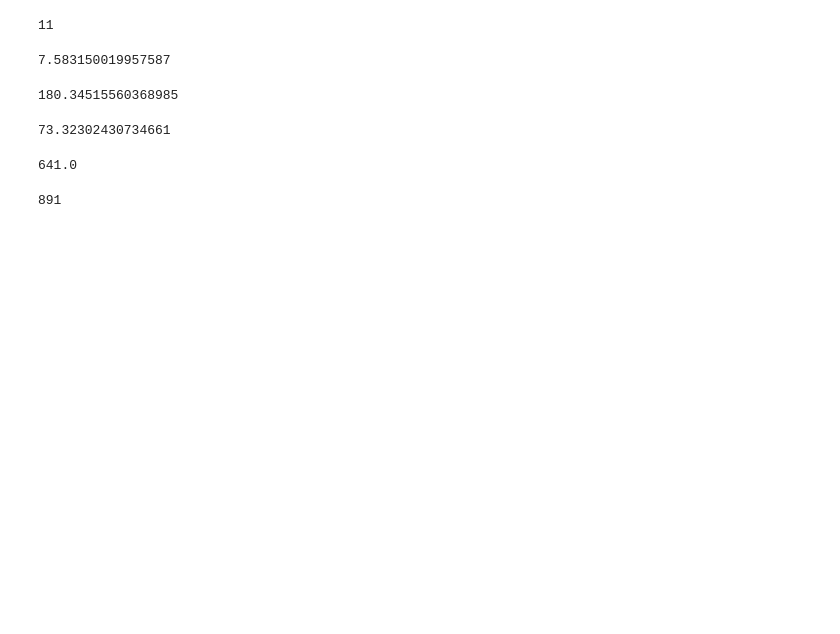
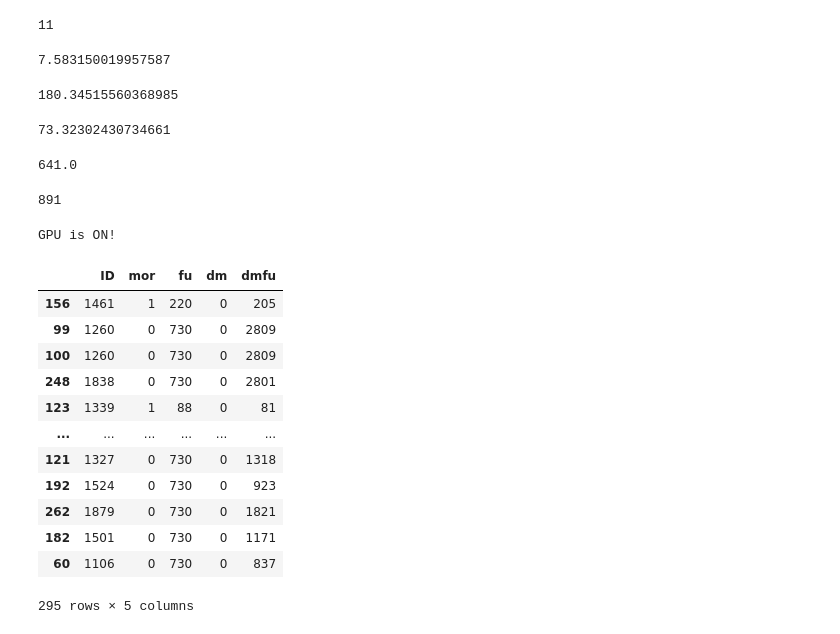
Before and after one commit to GJiananChen/ReCoV, a Jupyter notebook: stats.ipynb, the cells around one changed output. Drawn from its saved outputs; the diff is of its cells as text; code cells hidden in the pictures; blank space fills up the shorter version.

```diff
--- a/stats.ipynb
+++ b/stats.ipynb
@@ -225,3 +225,48 @@ t-t/n+1
 calc_possibilities(20,4,0,10)
 # %% [output]
 891
+# %%
+import sys
+from pathlib import Path
+
+import random
+import csv
+import os
+import argparse
+import pickle
+
+import numpy as np
+import pandas as pd
+import wandb
+import torch
+import torch.utils.data as data_utils
+import torch.optim as optim
+from torch.autograd import Variable
+from sklearn.model_selection import StratifiedKFold
+from torch.utils.data.sampler import SubsetRandomSampler
+from sklearn.metrics import roc_auc_score
+import seaborn as sns
+from matplotlib import pyplot as plt
+
+from HECKTOR.model import  NegativeLogLikelihood, c_index, MIL_reg_Ins
+from HECKTOR.dataloader import AMINNDataset, MultiFocalBags, MultiFocalRegBags
+from HECKTOR.HECKTOR import train, test, set_seed, smallest_index, get_parser
+from sample import sample_folds
+from uncertainity import dropout_uncertainity
+
+
+#Indices to remove
+exclusion = []
+
+# args = get_parser()
+if True:
+    torch.cuda.manual_seed(1234)
+    print('\nGPU is ON!')
+
+all_candidates = []
+# For more information please check dataloader.py
+data = AMINNDataset(data="hn")
+features, labels = data.extract_dataset(subset="all", censor=730, feature_class='original', normalize=True)
+dataset = MultiFocalRegBags(features,labels)
+# %% [output]
+GPU is ON!
@@ -227,0 +276,16 @@ calc_possibilities(20,4,0,10)
+# %%
+labels
+# %% [output]
+|  | ID | mor | fu | dm | dmfu |
+| 156 | 1461 | 1 | 220 | 0 | 205 |
+| 99 | 1260 | 0 | 730 | 0 | 2809 |
+| 100 | 1260 | 0 | 730 | 0 | 2809 |
+| 248 | 1838 | 0 | 730 | 0 | 2801 |
+| 123 | 1339 | 1 | 88 | 0 | 81 |
+| ... | ... | ... | ... | ... | ... |
+| 121 | 1327 | 0 | 730 | 0 | 1318 |
+| 192 | 1524 | 0 | 730 | 0 | 923 |
+| 262 | 1879 | 0 | 730 | 0 | 1821 |
+| 182 | 1501 | 0 | 730 | 0 | 1171 |
+| 60 | 1106 | 0 | 730 | 0 | 837 |
+295 rows × 5 columns
```
Also changed, not shown: parts of 3 cells of this notebook, 11 other files.
